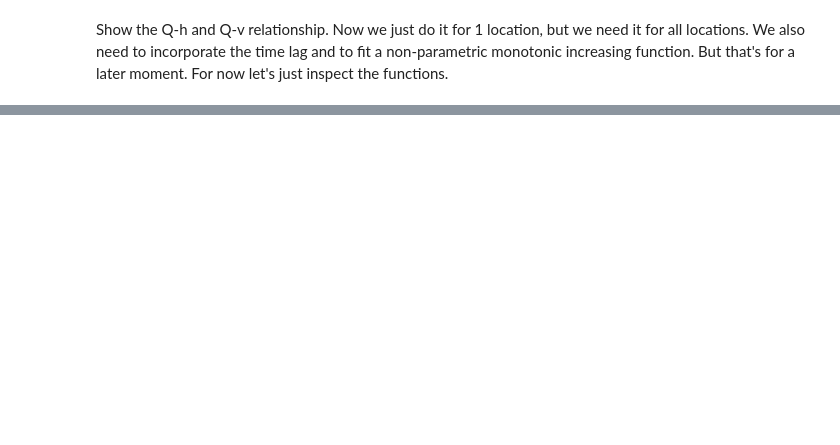
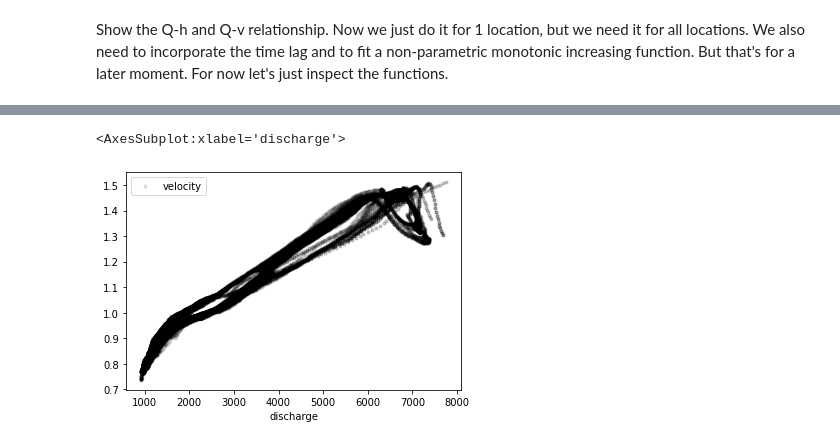
Before and after one commit to Deltares-research/digitaltwin-waterway, a Jupyter notebook: notebooks/velocities/analyze-q-h-history.ipynb, the cells around one changed output, grey strips where cells are left out. Cells and saved outputs as stored; diff of their text form; code cells hidden in the pictures; blank space fills up the shorter version.

```diff
--- a/notebooks/velocities/analyze-q-h-history.ipynb
+++ b/notebooks/velocities/analyze-q-h-history.ipynb
@@ -113,0 +115,5 @@ Text(0, 0.5, 'Velocity @ Thiel [m]')
+# %%
+df.plot('discharge', 'velocity', style='k.', alpha=0.1)
+# %% [output]
+<AxesSubplot:xlabel='discharge'>
+[figure, added]
```
Also changed, not shown: parts of 17 cells of this notebook, 1 other file.
